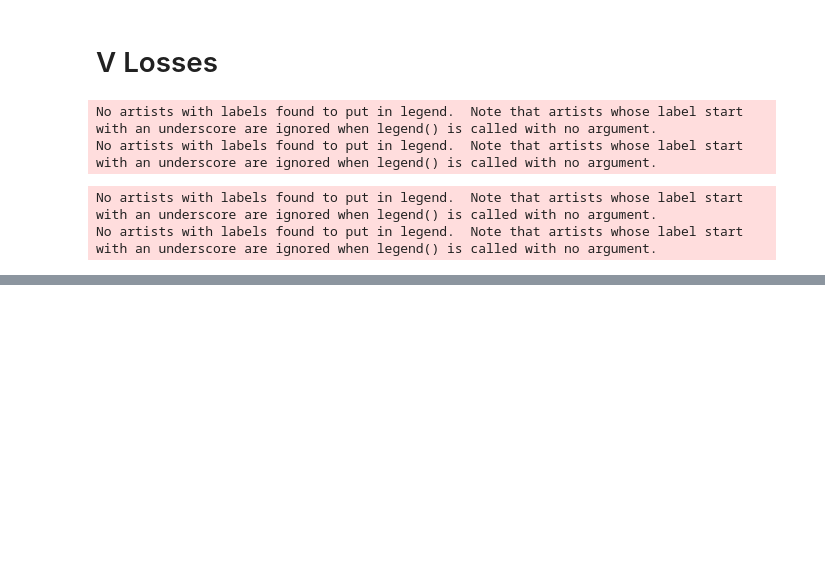
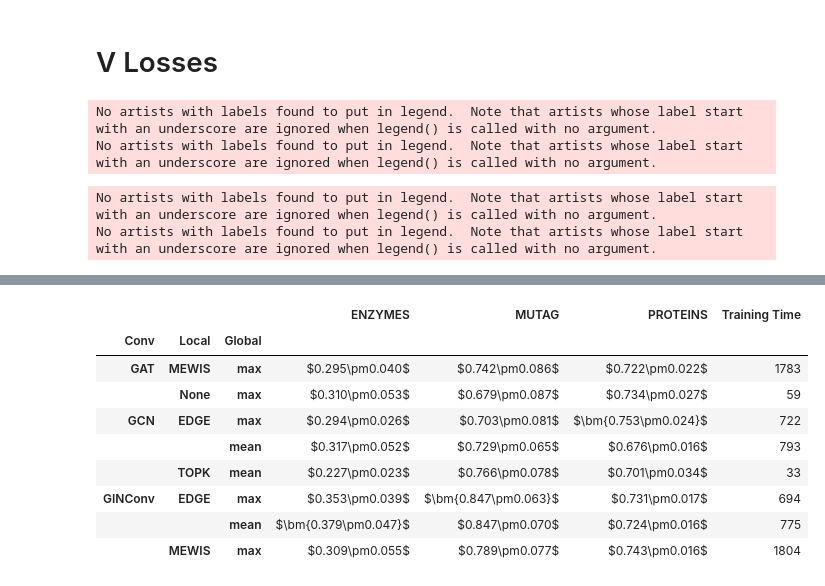
Before and after one commit to AntoineTSP/ML_research_seminar, a Jupyter notebook: Visualisation/Resultats_graphiques_GNN.ipynb, the cells around one changed output, grey strips where cells are left out. Drawn from its saved outputs; the diff is of its cells as text; code cells hidden in the pictures; blank space fills up the shorter version.

```diff
--- a/Visualisation/Resultats_graphiques_GNN.ipynb
+++ b/Visualisation/Resultats_graphiques_GNN.ipynb
@@ -126,0 +302,13 @@ No artists with labels found to put in legend.  Note that artists whose label st
+# %%
+df_by_architecture
+# %% [output]
+|  |  |  | ENZYMES | MUTAG | PROTEINS | Training Time |
+| Conv | Local | Global |  |  |  |  |
+| GAT | MEWIS | max | $0.295\pm0.040$ | $0.742\pm0.086$ | $0.722\pm0.022$ | 1783 |
+|  | None | max | $0.310\pm0.053$ | $0.679\pm0.087$ | $0.734\pm0.027$ | 59 |
+| GCN | EDGE | max | $0.294\pm0.026$ | $0.703\pm0.081$ | $\bm{0.753\pm0.024}$ | 722 |
+|  |  | mean | $0.317\pm0.052$ | $0.729\pm0.065$ | $0.676\pm0.016$ | 793 |
+|  | TOPK | mean | $0.227\pm0.023$ | $0.766\pm0.078$ | $0.701\pm0.034$ | 33 |
+| GINConv | EDGE | max | $0.353\pm0.039$ | $\bm{0.847\pm0.063}$ | $0.731\pm0.017$ | 694 |
+|  |  | mean | $\bm{0.379\pm0.047}$ | $0.847\pm0.070$ | $0.724\pm0.016$ | 775 |
+|  | MEWIS | max | $0.309\pm0.055$ | $0.789\pm0.077$ | $0.743\pm0.016$ | 1804 |
```
Also changed, not shown: parts of 13 cells of this notebook, 24 other files.
